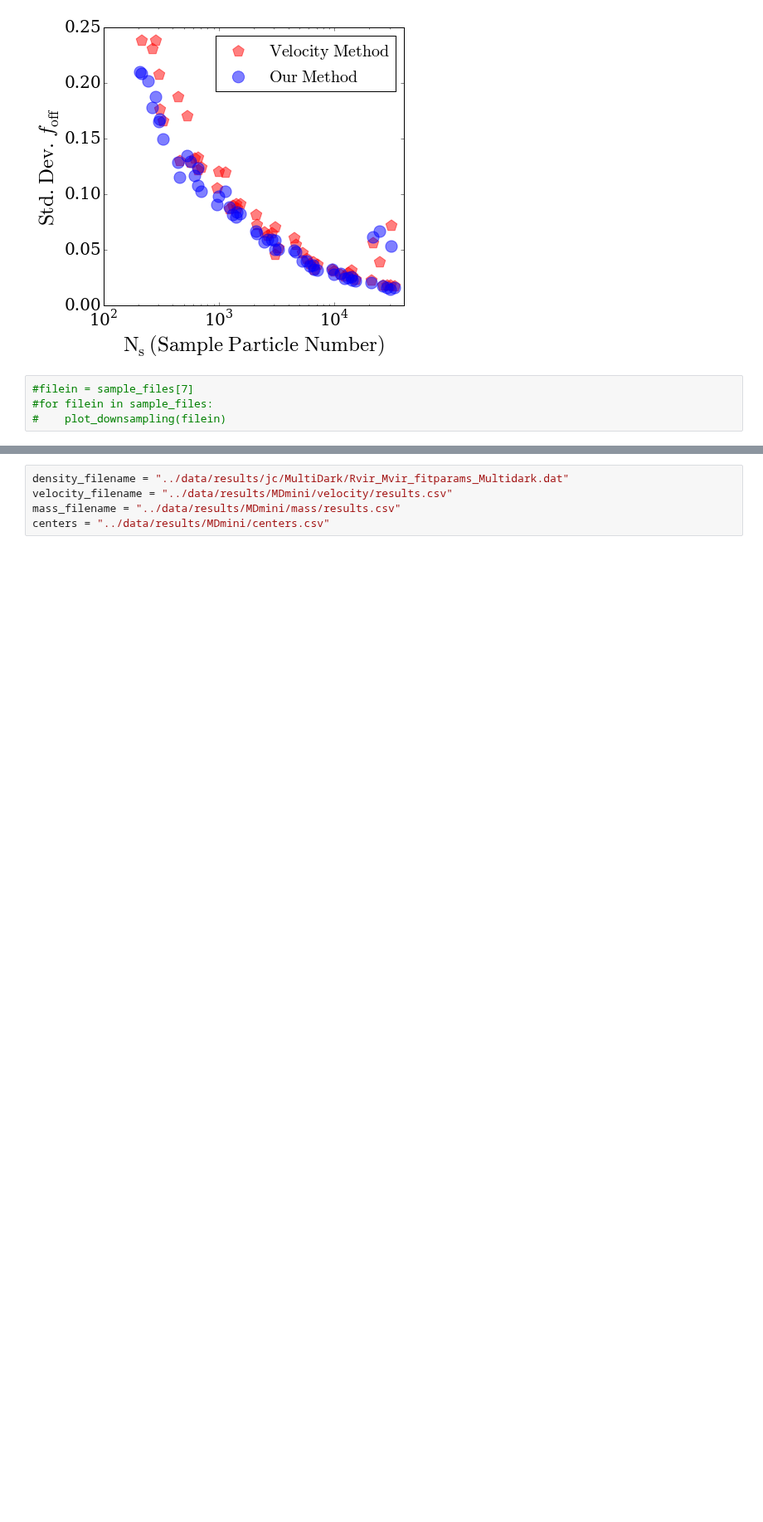
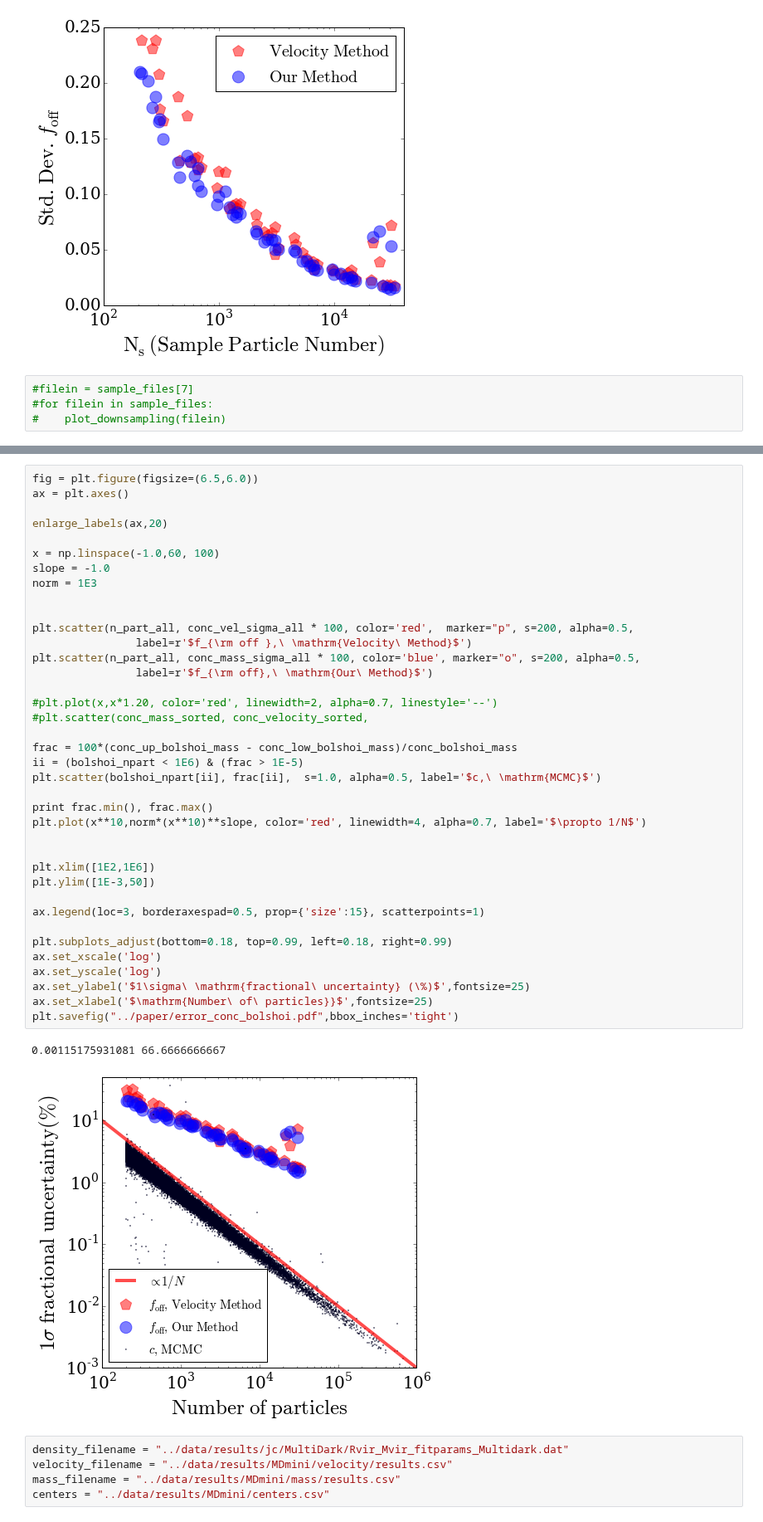
Before and after one commit to astroandes/MACH, a Jupyter notebook: plots/ComparisonPlots.ipynb, the cells around one changed output, grey strips where cells are left out. Shown at 83% size. Saved outputs shown, nothing was run; the diff lists cells and outputs as text; blank space fills up the shorter version.

```diff
--- a/plots/ComparisonPlots.ipynb
+++ b/plots/ComparisonPlots.ipynb
@@ -406,3 +410,44 @@ z 6.28987260728 -0.0597363958879
+# %%
+fig = plt.figure(figsize=(6.5,6.0))
+ax = plt.axes()
+
+enlarge_labels(ax,20)
+
+x = np.linspace(-1.0,60, 100)
+slope = -1.0
+norm = 1E3
+
+
+plt.scatter(n_part_all, conc_vel_sigma_all * 100, color='red',  marker="p", s=200, alpha=0.5,
+                label=r'$f_{\rm off },\ \mathrm{Velocity\ Method}$')
+plt.scatter(n_part_all, conc_mass_sigma_all * 100, color='blue', marker="o", s=200, alpha=0.5,
+                label=r'$f_{\rm off},\ \mathrm{Our\ Method}$')
+
+#plt.plot(x,x*1.20, color='red', linewidth=2, alpha=0.7, linestyle='--')
+#plt.scatter(conc_mass_sorted, conc_velocity_sorted,
+
+frac = 100*(conc_up_bolshoi_mass - conc_low_bolshoi_mass)/conc_bolshoi_mass
+ii = (bolshoi_npart < 1E6) & (frac > 1E-5)
+plt.scatter(bolshoi_npart[ii], frac[ii],  s=1.0, alpha=0.5, label='$c,\ \mathrm{MCMC}$')
+
+print frac.min(), frac.max()
+plt.plot(x**10,norm*(x**10)**slope, color='red', linewidth=4, alpha=0.7, label='$\propto 1/N$')
+
+
+plt.xlim([1E2,1E6])
+plt.ylim([1E-3,50])
+
+ax.legend(loc=3, borderaxespad=0.5, prop={'size':15}, scatterpoints=1)
+
+plt.subplots_adjust(bottom=0.18, top=0.99, left=0.18, right=0.99)
+ax.set_xscale('log')
+ax.set_yscale('log')
+ax.set_ylabel('$1\sigma\ \mathrm{fractional\ uncertainty} (\%)$',fontsize=25)
+ax.set_xlabel('$\mathrm{Number\ of\ particles}}$',fontsize=25)
+plt.savefig("../paper/error_conc_bolshoi.pdf",bbox_inches='tight')
+# %% [output]
+0.00115175931081 66.6666666667
+[figure, added]
 # %%
 density_filename = "../data/results/jc/MultiDark/Rvir_Mvir_fitparams_Multidark.dat"
 velocity_filename = "../data/results/MDmini/velocity/results.csv"
```
Also changed, not shown: parts of 8 cells of this notebook.
